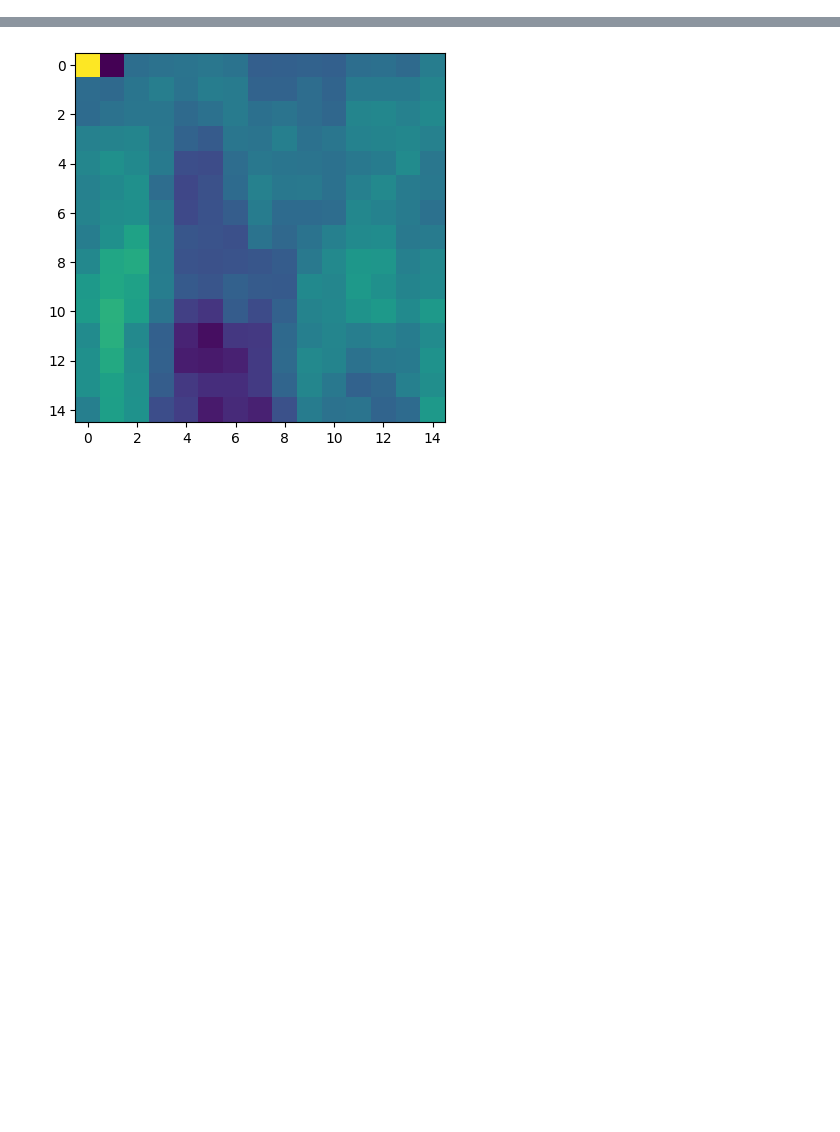
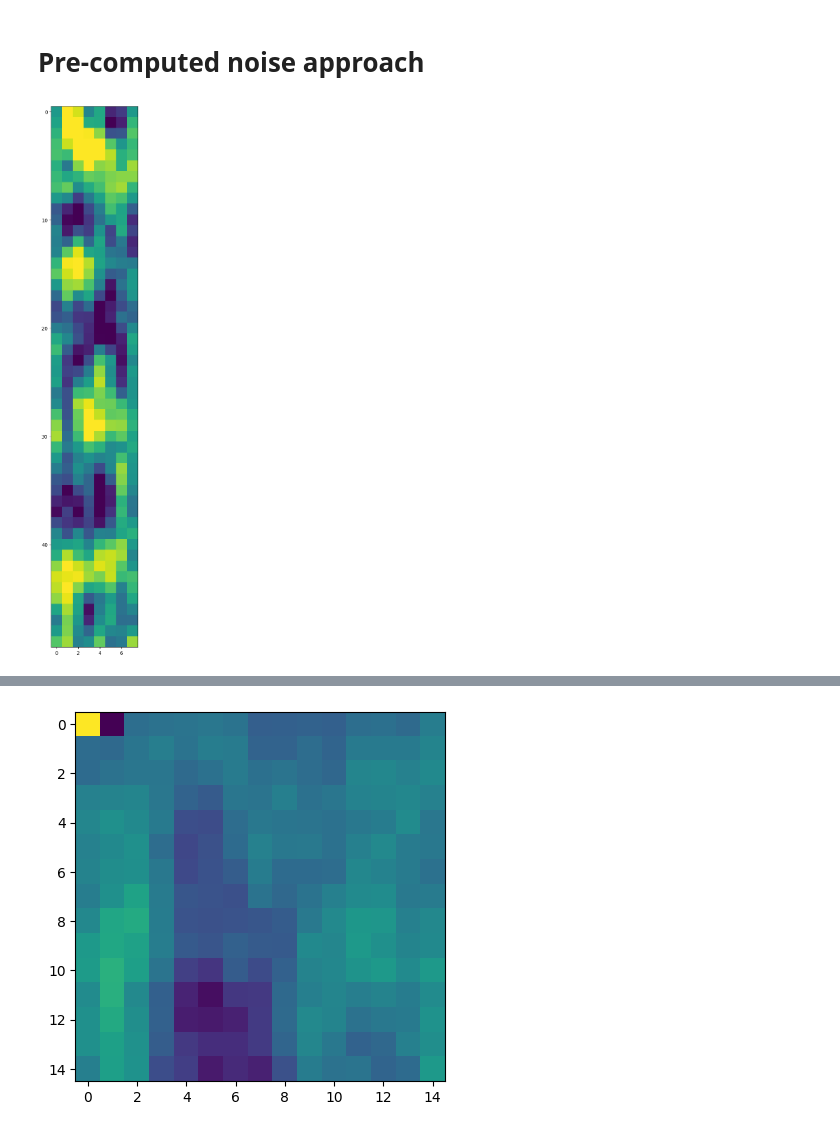
Before and after one commit to peinador/fireplace, a Jupyter notebook: fireplace/lights/noise.ipynb, the cells around one changed output, grey strips where cells are left out. Saved outputs shown, nothing was run; the diff lists cells and outputs as text; code cells hidden in the pictures; blank space fills up the shorter version.

Commit message:
more noise

```diff
--- a/fireplace/lights/noise.ipynb
+++ b/fireplace/lights/noise.ipynb
@@ -0,0 +1,2 @@
+# %% [markdown]
+# Pre-computed noise approach
@@ -0,0 +11,10 @@
+# %%
+noise = load_noise(noise_files_dir)
+noise_back = load_noise(noise_files_dir)
+
+plt.figure(figsize = (5,20))
+plt.imshow(noise[:50],interpolation="nearest")
+
+screen_size = (8,8)
+# %% [output]
+[figure, added]
```
Also changed, not shown: parts of 7 cells of this notebook, 10 other files.
